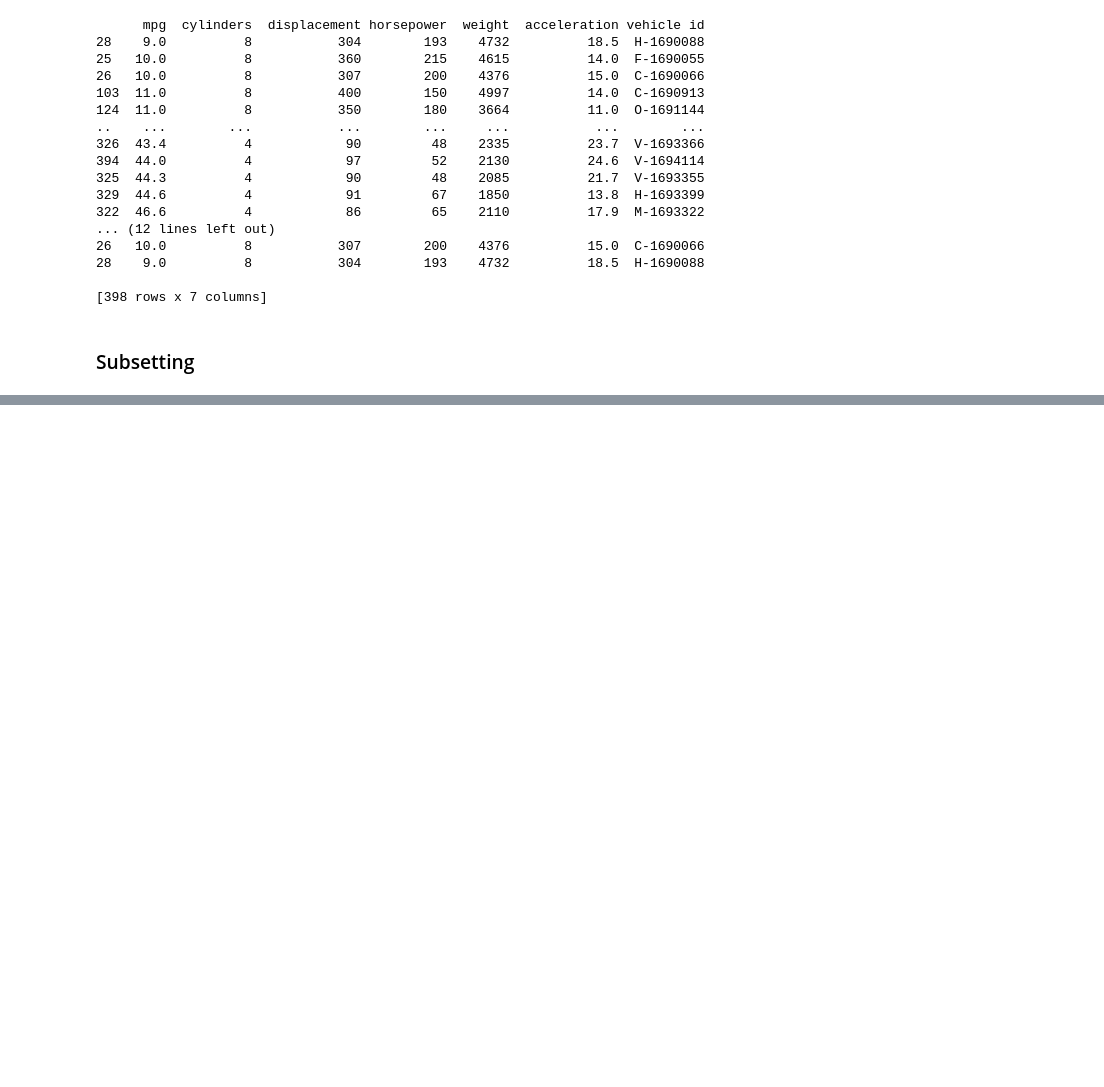
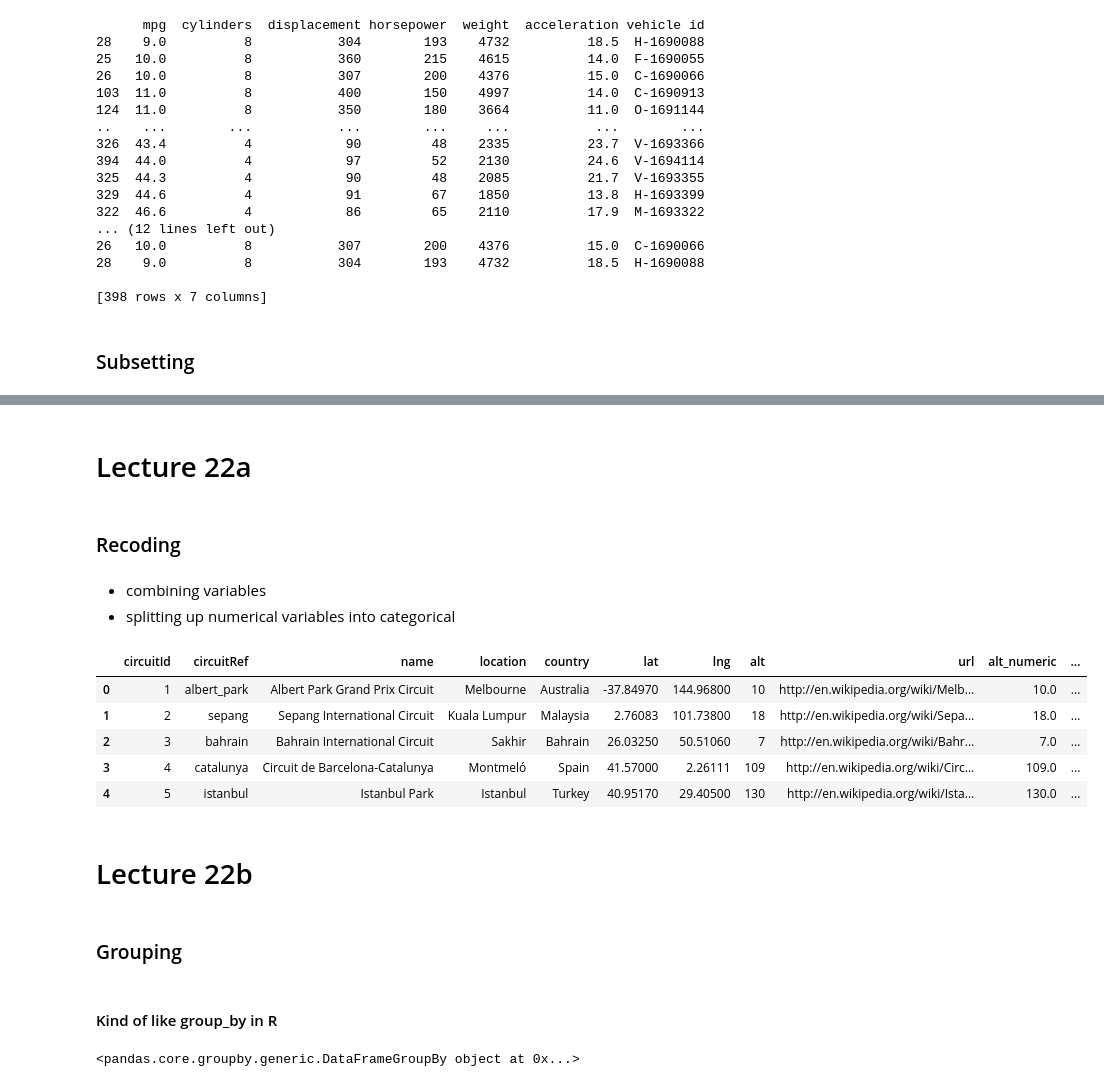
Before and after one commit to anqi-c07/datasci151spring2026, a Jupyter notebook: quiz_review/lectures_01thru09.ipynb, the cells around one changed output, grey strips where cells are left out. Cells and saved outputs as stored; diff of their text form; code cells hidden in the pictures; blank space fills up the shorter version.

```diff
--- a/quiz_review/lectures_01thru09.ipynb
+++ b/quiz_review/lectures_01thru09.ipynb
@@ -934,0 +1136,32 @@ print(carsorted2)
+# %%
+circuits = pd.read_csv("data_subfolder/circuits.csv")
+
+# 1) Check dtypes
+# if numerical column has type "object", something is wrong
+print(circuits.dtypes)
+
+# 2) Check actual values of column if needed using print, display, or head/tail
+# print(circuits["alt"])
+
+# 3) If dtype = object, use .str.isnumeric() to check whether indices where data isn't numeric
+print(circuits["alt"].str.isnumeric())
+
+# 4) Isolate the rows where isnumeric is false
+non_numeric = circuits.query("alt.str.isnumeric() == False")
+display(non_numeric)
+
+# 5) Get unique values in column that are causing the issue
+unique_non_numeric = pd.unique(non_numeric["alt"])
+print(unique_non_numeric)
+
+# 6) Make list of replacements (has to be same length as unique_non_numeric)
+replace_vals = [-7, np.nan]
+
+# 7) Make the replacements!
+circuits["alt"] = circuits["alt"].replace(unique_non_numeric, replace_vals)
+
+# 8) Finally, coerce the column to from "object" to "numeric" dtype
+circuits["alt_numeric"] = pd.to_numeric(circuits["alt"])
+
+# 9) Store your cleaned data to a new csv!
+circuits.to_csv("data_subfolder/circuits2.csv")
@@ -934,0 +1191,40 @@ print(carsorted2)
+# %% [markdown]
+# Lecture 22a
+# %% [markdown]
+### Recoding
+# %% [markdown]
+- combining variables
+- splitting up numerical variables into categorical
+# %%
+# use pd.cut to separate data into bins/intervals
+lat_bins = [-np.inf, 0, np.inf]  # when using "right": -inf < lat <= 0, 0 < lat <= inf
+lat_labels = ["South", "North"]
+
+circuits["myhemisphere"] = pd.cut(circuits["lat"],  # column
+                                bins = lat_bins, # bounds of bins
+                                right = True,  # right endpoint is inclusive
+                                labels = lat_labels)  # labels for bins
+
+circuits.head()
+# %% [output]
+|  | circuitId | circuitRef | name | location | country | lat | lng | alt | url | alt_numeric | ... |
+| 0 | 1 | albert_park | Albert Park Grand Prix Circuit | Melbourne | Australia | -37.84970 | 144.96800 | 10 | http://en.wikipedia.org/wiki/Melb... | 10.0 | ... |
+| 1 | 2 | sepang | Sepang International Circuit | Kuala Lumpur | Malaysia | 2.76083 | 101.73800 | 18 | http://en.wikipedia.org/wiki/Sepa... | 18.0 | ... |
+| 2 | 3 | bahrain | Bahrain International Circuit | Sakhir | Bahrain | 26.03250 | 50.51060 | 7 | http://en.wikipedia.org/wiki/Bahr... | 7.0 | ... |
+| 3 | 4 | catalunya | Circuit de Barcelona-Catalunya | Montmeló | Spain | 41.57000 | 2.26111 | 109 | http://en.wikipedia.org/wiki/Circ... | 109.0 | ... |
+| 4 | 5 | istanbul | Istanbul Park | Istanbul | Turkey | 40.95170 | 29.40500 | 130 | http://en.wikipedia.org/wiki/Ista... | 130.0 | ... |
+# %% [markdown]
+# Lecture 22b
+# %% [markdown]
+### Grouping
+# %% [markdown]
+#### Kind of like group_by in R
+# %%
+df_results = pd.read_csv("data_subfolder/results.csv")
+
+driver_group = df_results.groupby(by = "driverId")
+
+# doesn't output anything useful until needed later on
+print(driver_group)
+# %% [output]
+<pandas.core.groupby.generic.DataFrameGroupBy object at 0x...>
```
Also changed, not shown: parts of 42 cells of this notebook, 7 other files.
